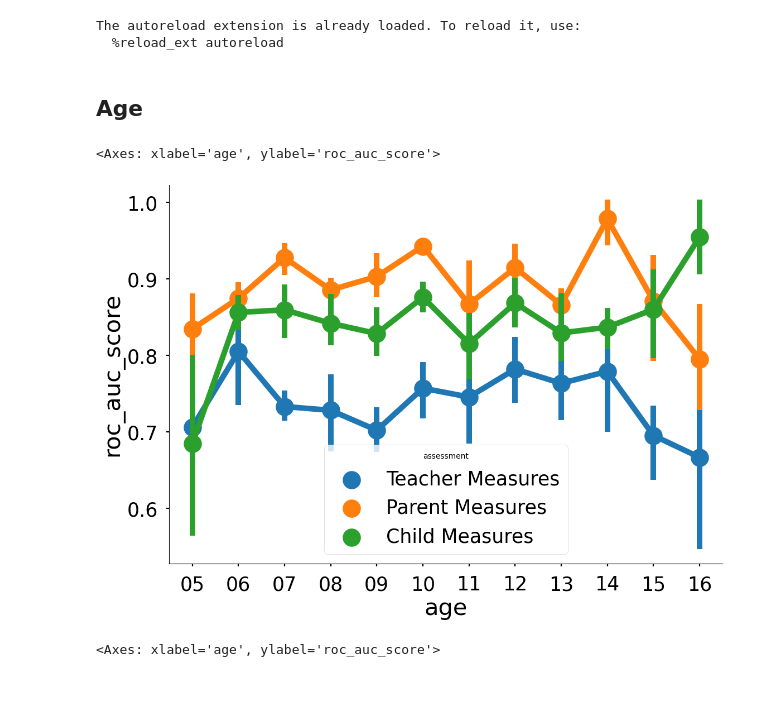
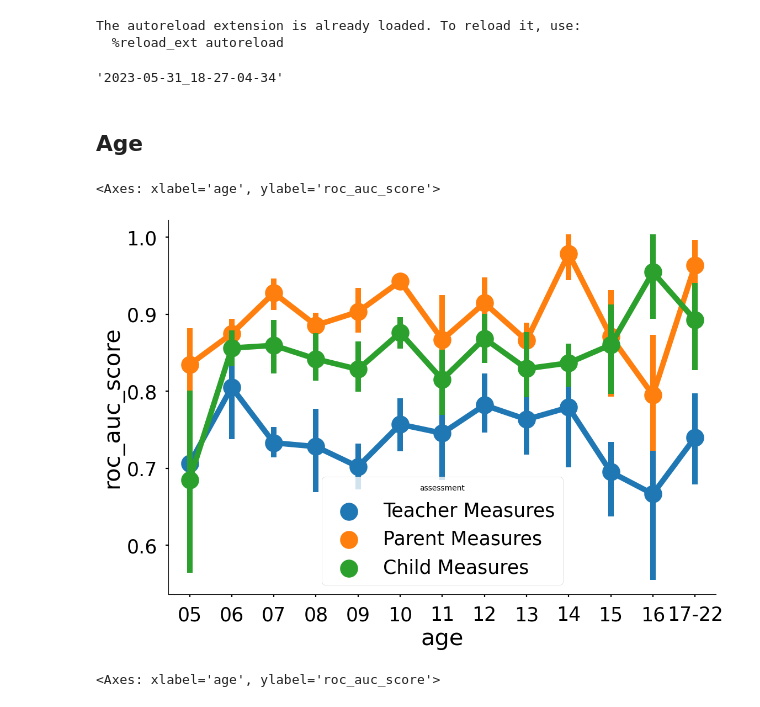
Before and after one commit to burdinskid13/healthy_brain_network, a Jupyter notebook: notebooks/phenotype_adhd_models.ipynb, the cells around one changed output. Drawn from its saved outputs; the diff is of its cells as text; code cells hidden in the pictures.

```diff
--- a/notebooks/phenotype_adhd_models.ipynb
+++ b/notebooks/phenotype_adhd_models.ipynb
@@ -21,6 +21,10 @@ pio.renderers.default='notebook'
 # %% [output]
 The autoreload extension is already loaded. To reload it, use:
   %reload_ext autoreload
+# %%
+model_name
+# %% [output]
+'2023-05-31_18-27-04-34'
 # %%
 # check AGE models
 from hbn.models.predictive_modeling import check_models
@@ -41,18 +45,18 @@ visualize.plotting_style()
 # %% [markdown]
 ## Age
 # %%
-ages_to_keep = ['05', '06', '07', '08', '09', '10', '11', '12', '13', '14', '15', '16', '17']
+ages_to_keep = ['05', '06', '07', '08', '09', '10', '11', '12', '13', '14', '15', '16', '17-22']
 
 df1 = df_all[(df_all['sex'].isin(['all'])) &
              (df_all['data']=='data') &
              (df_all['age'].isin(ages_to_keep)) &
              (df_all['assessment'].isin(['Parent Measures', 'Child Measures', 'Teacher Measures']))
             ]
 
 sns.pointplot(x='age', y='roc_auc_score', hue='assessment', data=df1, order=sorted(df1['age'].unique()))
 # %% [output]
 <Axes: xlabel='age', ylabel='roc_auc_score'>
-[figure, old version]
+[figure, new version]
 # %%
 ages_to_keep = ['05', '06', '07', '08', '09', '10', '11', '12', '13', '14', '15', '16', '17-22']
 
```
Also changed, not shown: 2 other files.
